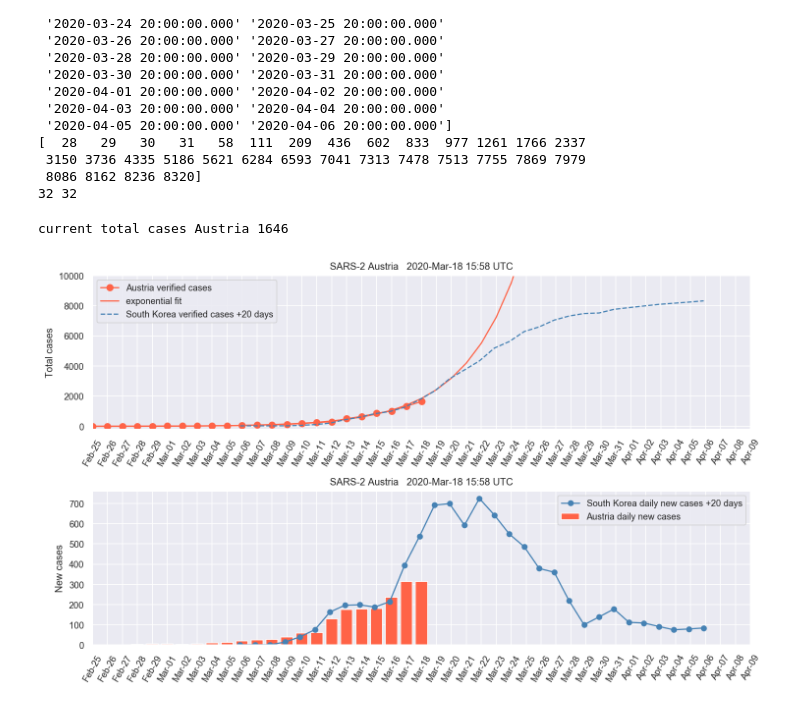
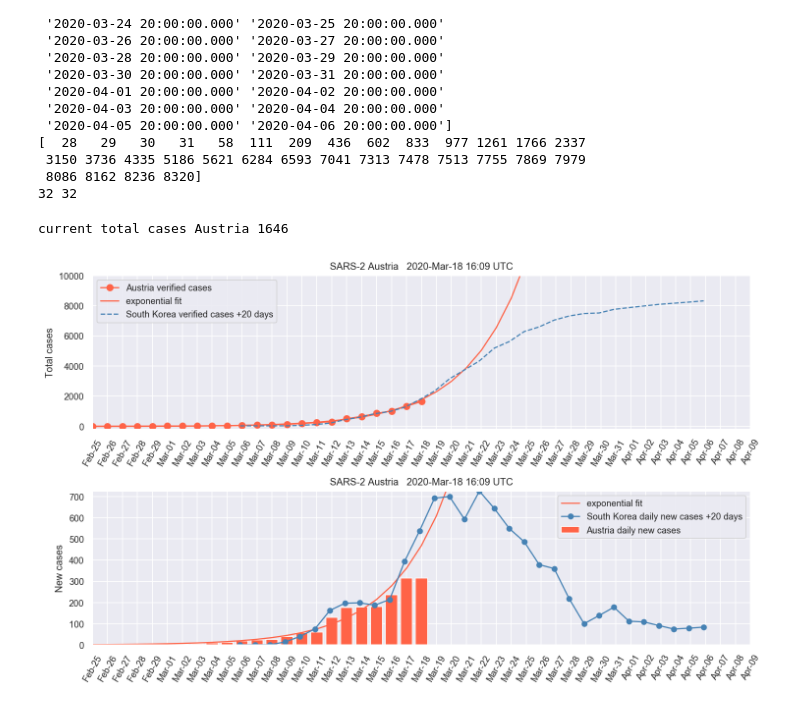
Before and after one commit to cmoestl/sars2_austria, a Jupyter notebook: fit_austria.ipynb, the cells around one changed output. Saved outputs shown, nothing was run; the diff lists cells and outputs as text; code cells hidden in the pictures.

```diff
--- a/fit_austria.ipynb
+++ b/fit_austria.ipynb
@@ -40,7 +40,10 @@ print(cases)
 dates1=parse_time(dates).plot_date
 dates1=dates1-dates1[0]
 
+#for morning numbers
 param = scipy.optimize.curve_fit(expon, dates1[0:-2], cases[0:-2] )
+#afternoon numbers
+param = scipy.optimize.curve_fit(expon, dates1[0:-1], cases[0:-1] )
 
 p1=param[0][0]
 p2=param[0][1]
@@ -120,31 +123,35 @@ ax1.xaxis.set_major_formatter( matplotlib.dates.DateFormatter('%b-%d') )
 ax1.set_xlim([dates_fut[0],dates_fut[-1]])
 plt.xticks(rotation=60)
 plt.ylabel('Total cases')
 plt.ylim(-200,10000)
 plt.title('SARS-2 Austria   '+now+ ' UTC')
 plt.legend()
 ax1.set_xticks(dates_fut)
 
 
 ax2 = plt.subplot(212)
 
 ax2.bar(dates,np.gradient(cases),color='tomato',label='Austria daily new cases')
+ax2.plot(dates_fut,np.gradient(fit),color='tomato',label='exponential fit')
 ax2.plot(dates_sk,np.gradient(cases_sk),marker='o',color='steelblue',label='South Korea daily new cases +20 days')
+
+
 
 ax2.xaxis.set_major_formatter( matplotlib.dates.DateFormatter('%b-%d') )
 
 plt.xticks(rotation=60)
 plt.ylabel('New cases')
 ax2.set_xlim([dates_fut[0],dates_fut[-1]])
 plt.title('SARS-2 Austria   '+now + ' UTC')
 ax2.set_xticks(dates_fut)
+plt.ylim(0,np.max(np.gradient(cases_sk)))
 
 plt.legend()
 
 plt.tight_layout()
 print('current total cases Austria',cases[-1])
 
 plt.savefig('austria_south_korea.png')
 # %% [output]
 current total cases Austria 1646
-[figure, old version]
+[figure, new version]
```
Also changed, not shown: 1 other file.
